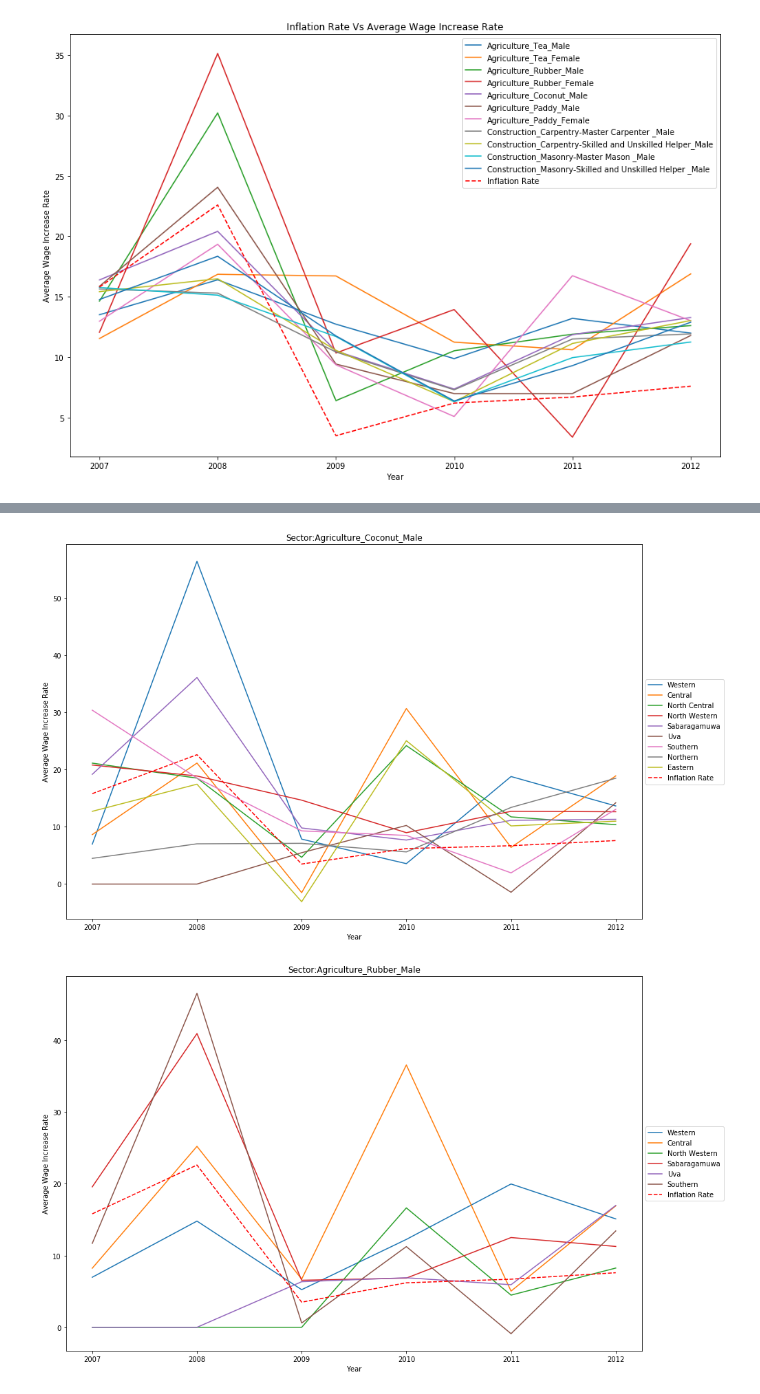
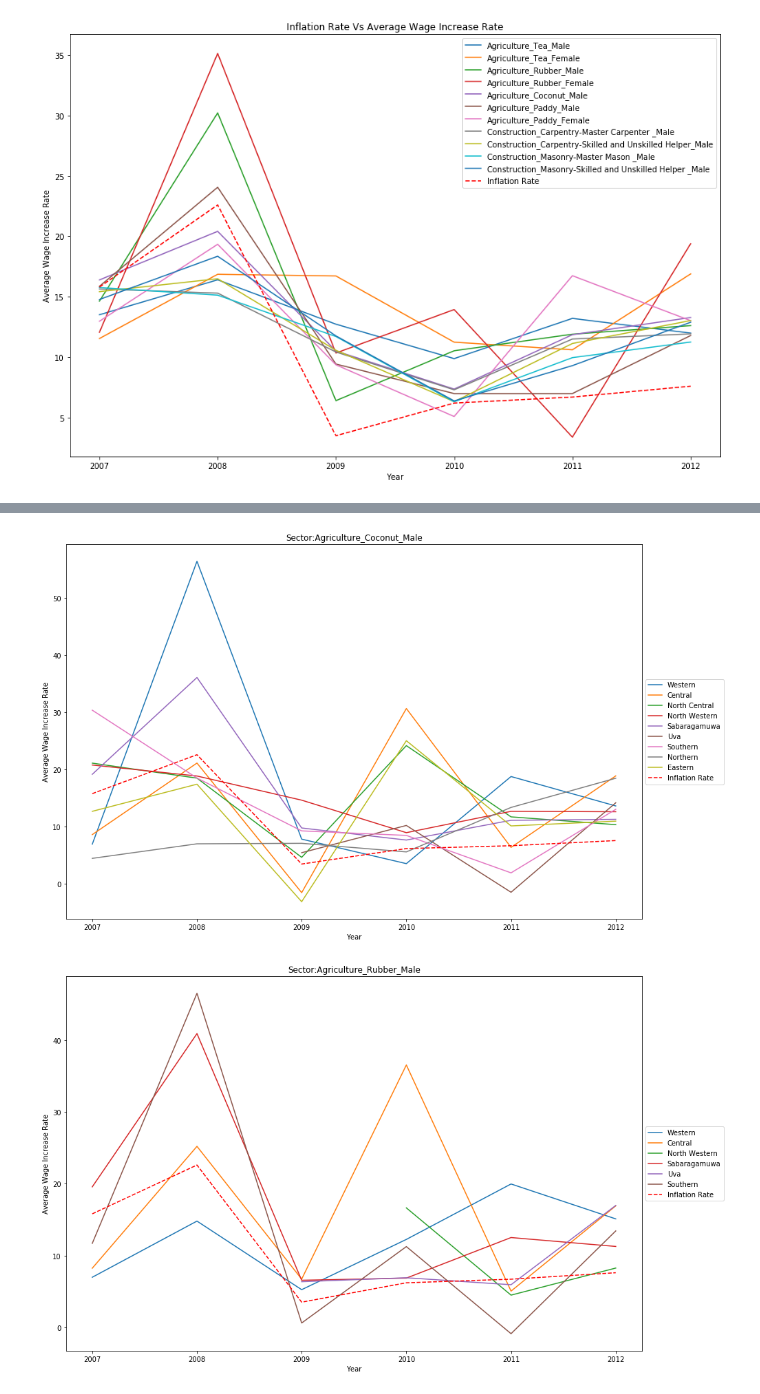
Before and after one commit to UpekkaA/CS5617-data-science-group-5, a Jupyter notebook: source/Inflation rate Vs province wise wage increase rate.ipynb, the cells around one changed output, grey strips where cells are left out. Drawn from its saved outputs; the diff is of its cells as text; code cells hidden in the pictures.

Commit message:
update increase rate analysis

```diff
--- a/source/Inflation rate Vs province wise wage increase rate.ipynb
+++ b/source/Inflation rate Vs province wise wage increase rate.ipynb
@@ -26,7 +26,7 @@ with open('resources/increase_rate_average_daily_wages.csv','r') as csvfile:
             rates_list = []
             for rate in rates:
                 if not rate:
-                    rates_list.append(0)
+                    rates_list.append(float('nan'))
                 else:
                     rates_list.append(float(rate))
 
@@ -58,35 +58,35 @@ with open('resources/increase_rate_average_daily_wages.csv','r') as csvfile:
         i = 0
         for row in plots:
             if i == 0:
                 year = list(map(int, (row[4:10])))
             else :
                 province = row[0]
                 sector = row[1]
                 category = row[2]
                 gender = row[3]
                 rates = row[4:10]
                 rates_list = []
                 for rate in rates:
                     if not rate:
-                        rates_list.append(0)
+                        rates_list.append(float('nan'))
                     else:
                         rates_list.append(float(rate))
                 key = sector + '_'+ category + '_' + gender
                 if key == cat and province != 'All Island':
                     plt.plot(year,rates_list, label = province)
                     plt.legend(loc='center left', bbox_to_anchor=(1, 0.5))
                 if (sector == 'Inflation Rate'):
                     plt.plot(year,rates_list, '--', label = 'Inflation Rate', color='red')
                     plt.legend(loc='center left', bbox_to_anchor=(1, 0.5))
             i+=1
         csvfile.seek(0)
 # %% [output]
 [figure]
 [figure]
 [figure]
 [figure]
 [figure]
-[figure, old version]
+[figure, new version]
-[figure, old version]
+[figure, new version]
 [figure]
 [figure]
```
Also changed, not shown: parts of 1 cell of this notebook.
